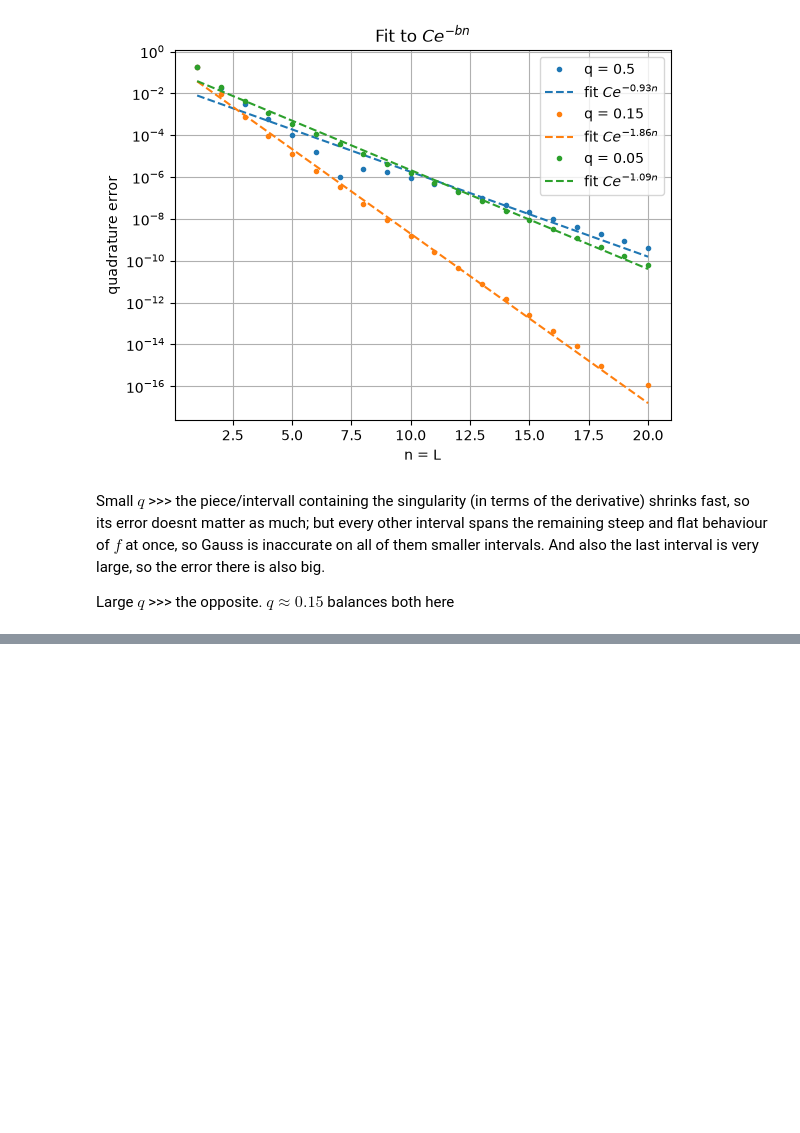
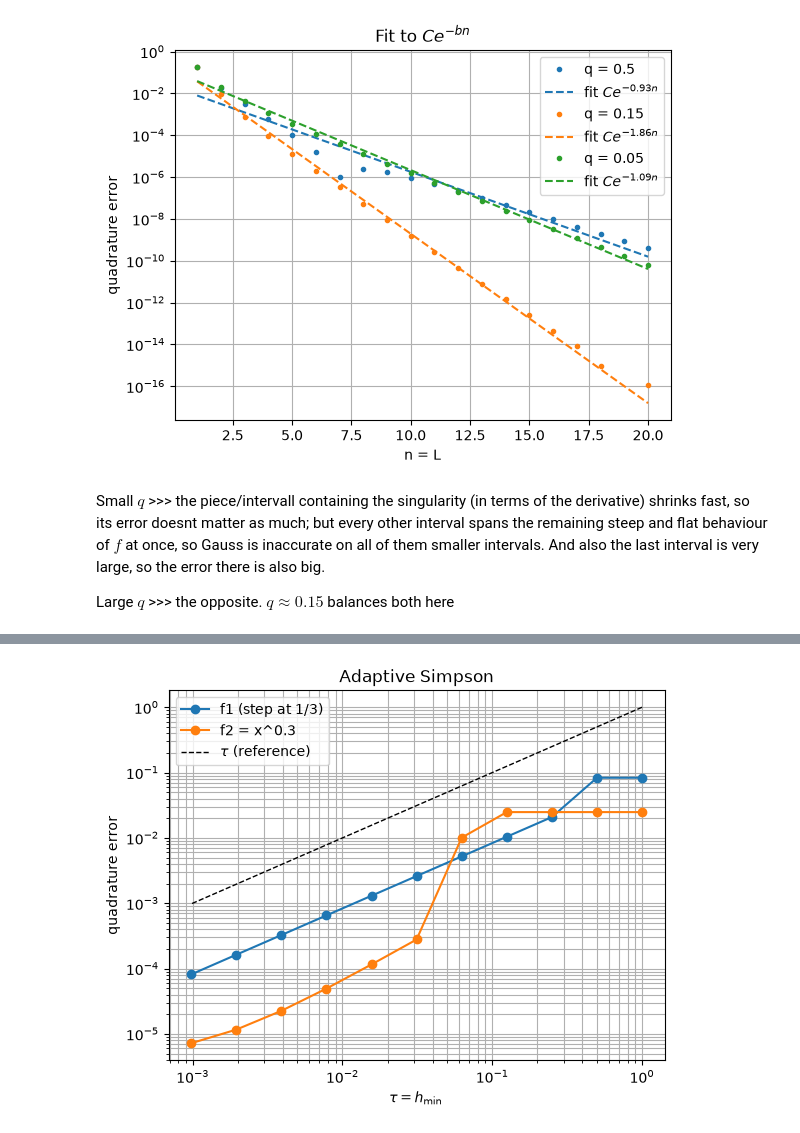
Before and after one commit to NicoReit54/Numerical_Computation, a Jupyter notebook: ex6.ipynb, the cells around one changed output, grey strips where cells are left out. Cells and saved outputs as stored; diff of their text form; code cells hidden in the pictures; blank space fills up the shorter version.

```diff
--- a/ex6.ipynb
+++ b/ex6.ipynb
@@ -158,0 +219,27 @@ $q \approx 0.15$ balances both here
+# %%
+f1 = lambda x: np.where(x < 1/3, 0.0, 1.0)
+f2 = lambda x: x**0.3
+
+funcs = {"f1 (step at 1/3)": (f1, 2/3),
+         "f2 = x^0.3": (f2, 1/1.3)}
+
+J = np.arange(0, 11)
+taus = 2.0**(-J)
+
+errors = {name: np.zeros(len(J)) for name in funcs}
+for name, (f, exact) in funcs.items():
+    for i, tau in enumerate(taus):
+        errors[name][i] = abs(adapt(f, 0, 1, tau=tau, h_min=tau) - exact)
+
+plt.figure()
+for name in funcs:
+    plt.loglog(taus, errors[name], "o-", label=name)
+plt.loglog(taus, taus, "k--", lw=1, label=r"$\tau$ (reference)")
+plt.xlabel(r"$\tau = h_{\min}$")
+plt.ylabel("quadrature error")
+plt.title("Adaptive Simpson")
+plt.grid(True, which="both")
+plt.legend()
+plt.show()
+# %% [output]
+[figure, added]
```
Also changed, not shown: parts of 7 cells of this notebook.
